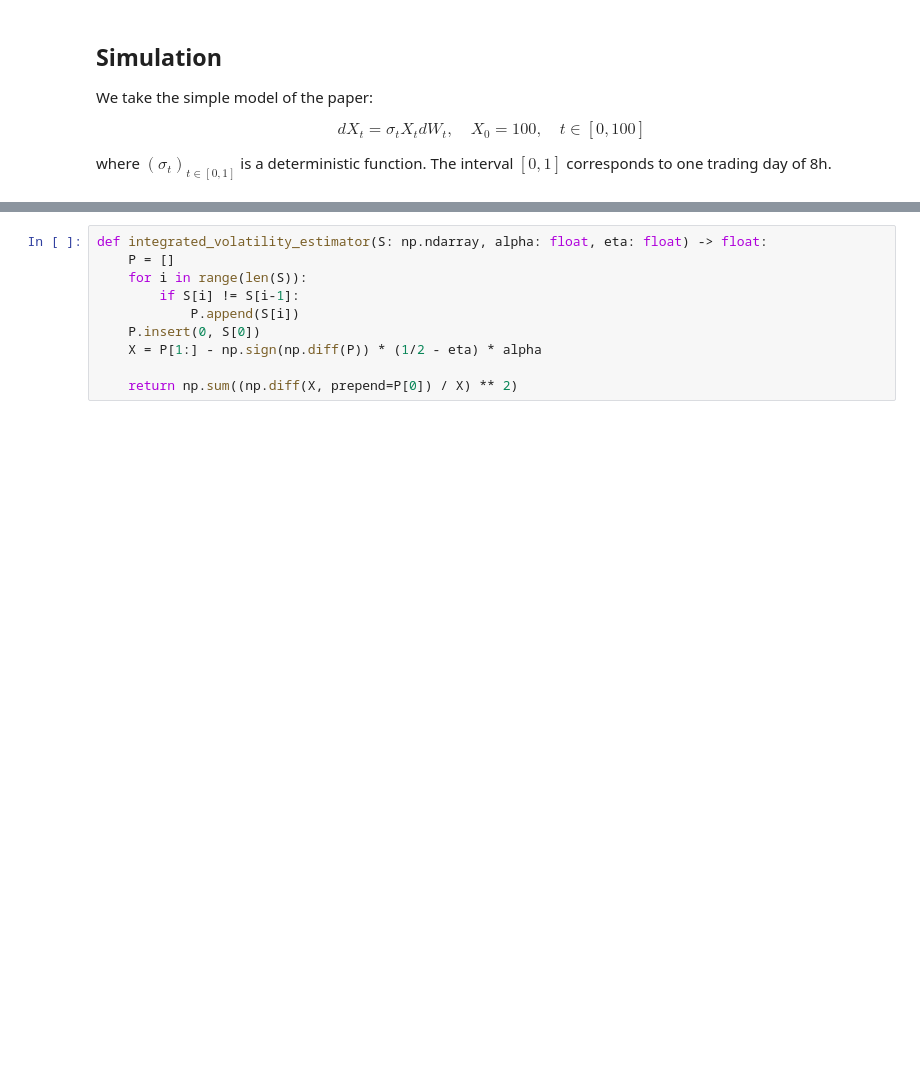
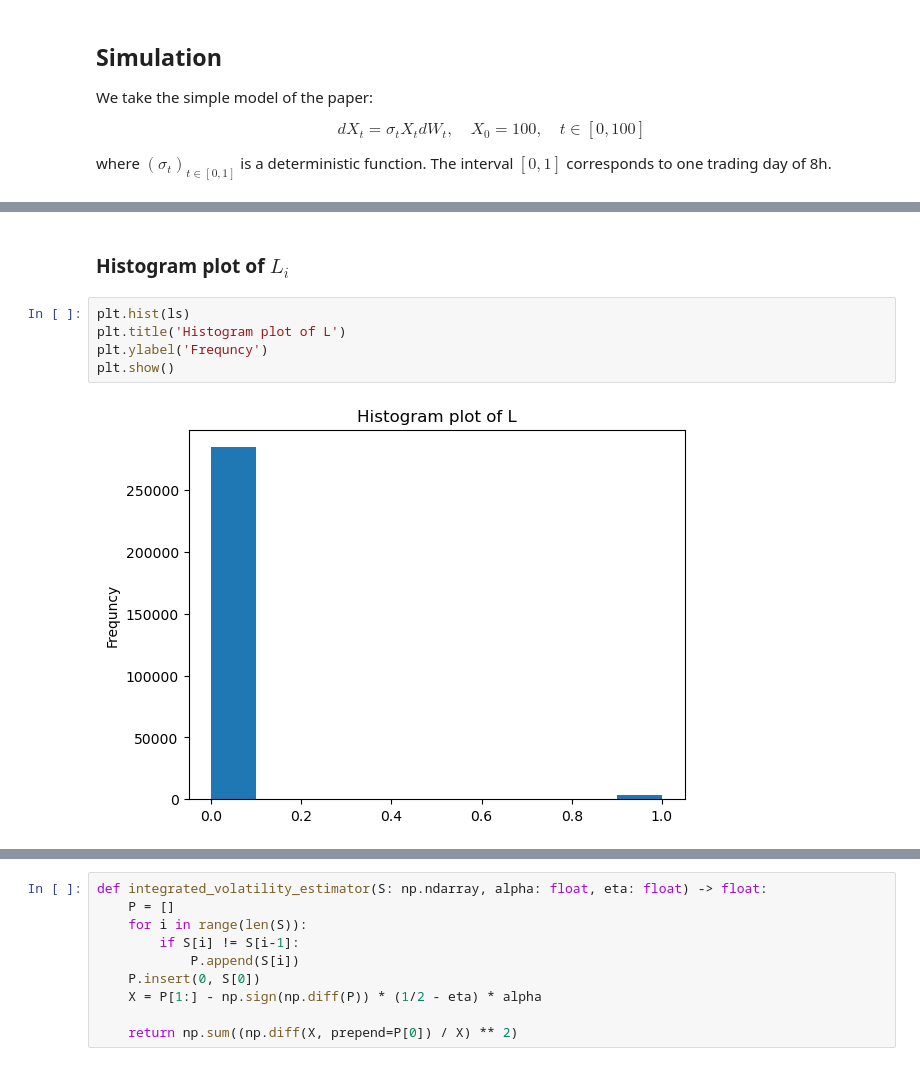
Before and after one commit to nicolassinott/HFT, a Jupyter notebook: notebooks/Uncertainty_zones/model.ipynb, the cells around one changed output, grey strips where cells are left out. Drawn from its saved outputs; the diff is of its cells as text; blank space fills up the shorter version.

```diff
--- a/notebooks/Uncertainty_zones/model.ipynb
+++ b/notebooks/Uncertainty_zones/model.ipynb
@@ -149,0 +169,9 @@ Text(0.5, 0, 'times')
+# %% [markdown]
+### Histogram plot of $L_{i}$
+# %%
+plt.hist(ls)
+plt.title('Histogram plot of L')
+plt.ylabel('Frequncy')
+plt.show()
+# %% [output]
+[figure, added]
```
Also changed, not shown: parts of 13 cells of this notebook.
